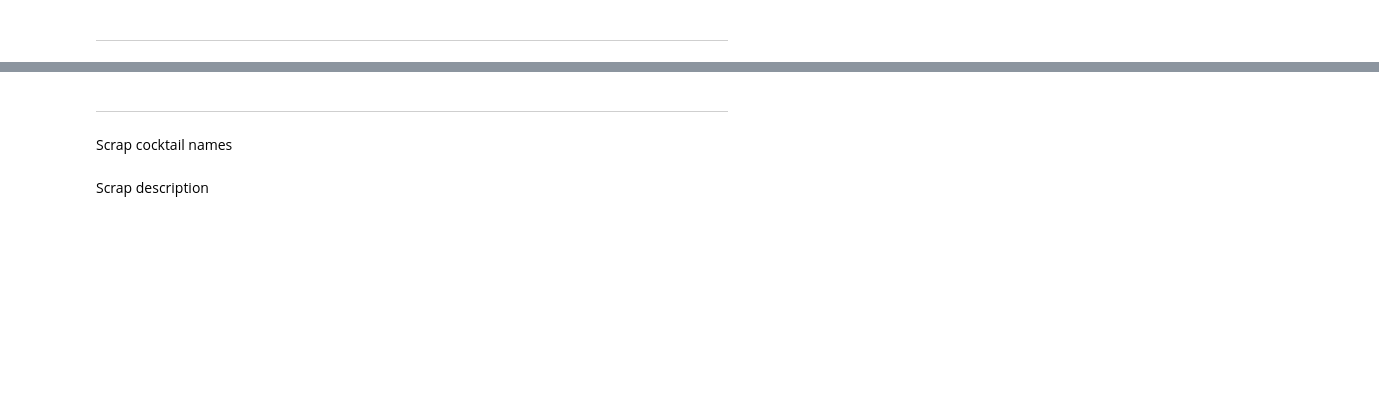
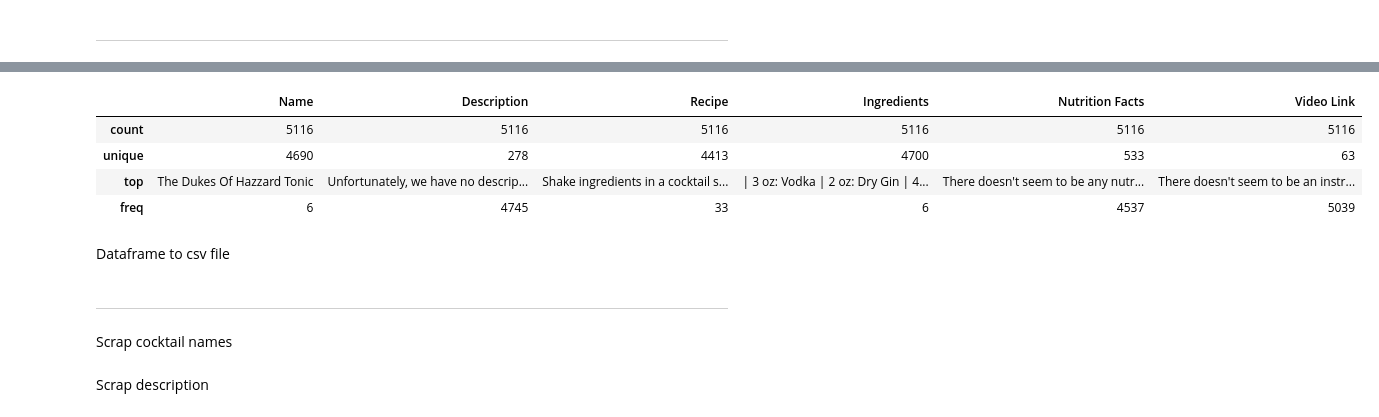
Before and after one commit to Lucien-Stephane-Ld/certification-project-DAFT410, a Jupyter notebook: web_scrapping.ipynb, the cells around one changed output, grey strips where cells are left out. Drawn from its saved outputs; the diff is of its cells as text; code cells hidden in the pictures; blank space fills up the shorter version.

```diff
--- a/web_scrapping.ipynb
+++ b/web_scrapping.ipynb
@@ -228,0 +315,10 @@ ctl_df
+# %%
+ctl_df.describe()
+# %% [output]
+|  | Name | Description | Recipe | Ingredients | Nutrition Facts | Video Link |
+| count | 5116 | 5116 | 5116 | 5116 | 5116 | 5116 |
+| unique | 4690 | 278 | 4413 | 4700 | 533 | 63 |
+| top | The Dukes Of Hazzard Tonic | Unfortunately, we have no descrip... | Shake ingredients in a cocktail s... | | 3 oz: Vodka | 2 oz: Dry Gin | 4... | There doesn't seem to be any nutr... | There doesn't seem to be an instr... |
+| freq | 6 | 4745 | 33 | 6 | 4537 | 5039 |
+# %% [markdown]
+Dataframe to csv file
```
Also changed, not shown: parts of 17 cells of this notebook, 5 other files.
